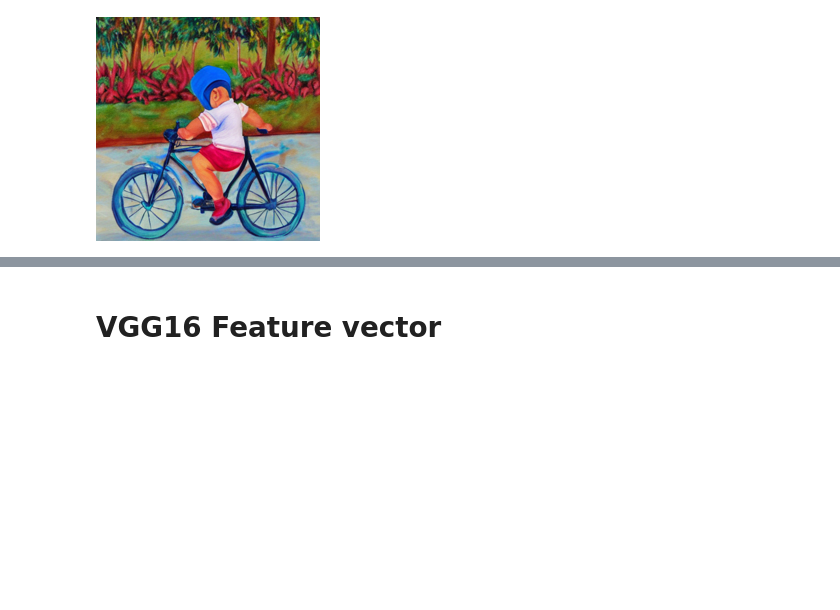
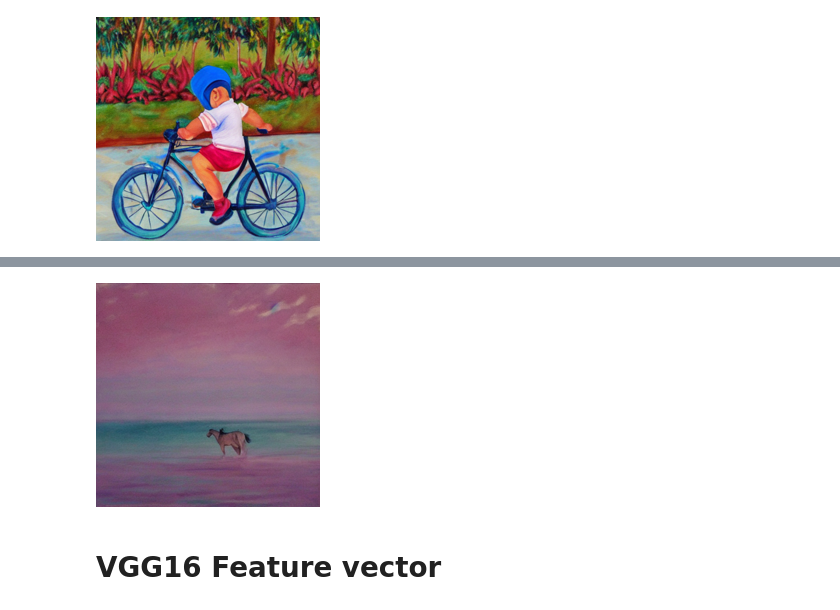
Before and after one commit to sahanakowshik/Visually-Perspective-Similarity-Metric-for-T2I-Models, a Jupyter notebook: stable_diffusion.ipynb, the cells around one changed output, grey strips where cells are left out. Cells and saved outputs as stored; diff of their text form; code cells hidden in the pictures; blank space fills up the shorter version.

```diff
--- a/stable_diffusion.ipynb
+++ b/stable_diffusion.ipynb
@@ -92,3 +100,7 @@ diff_img2
+# %%
+comp_diff_img2
+# %% [output]
+[figure, added]
 # %% [markdown]
 # VGG16 Feature vector
 # %% [markdown]
```
Also changed, not shown: parts of 13 cells of this notebook.
